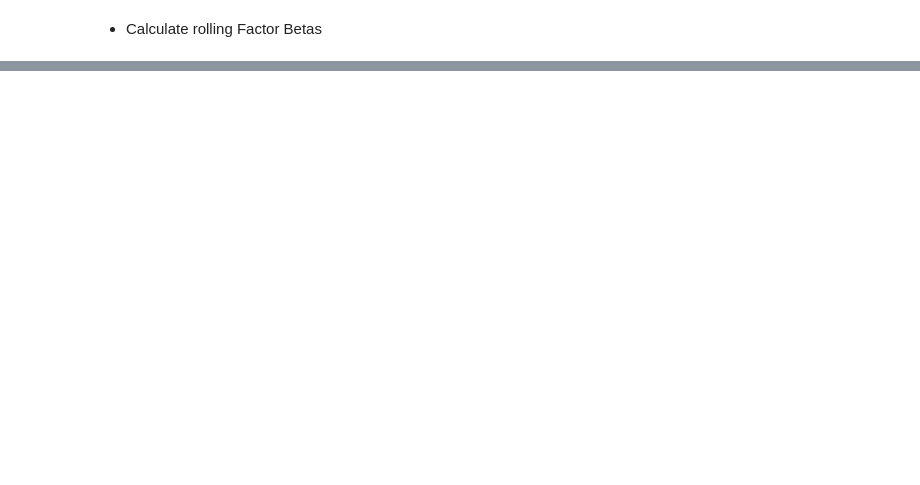
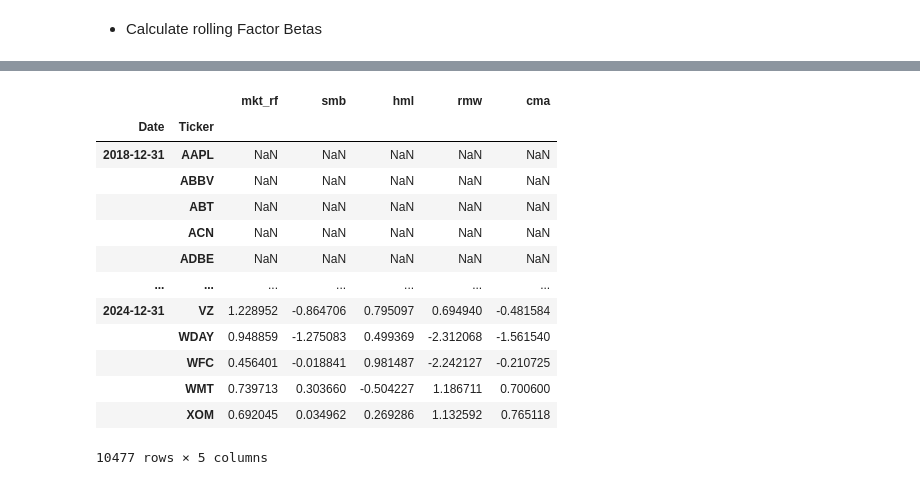
Before and after one commit to stanelake/App04_PortfolioPage, a Jupyter notebook: Projects/QT_Projects/QT1_KMeans_Tr/QT_Proj1.ipynb, the cells around one changed output, grey strips where cells are left out. Cells and saved outputs as stored; diff of their text form; code cells hidden in the pictures; blank space fills up the shorter version.

```diff
--- a/Projects/QT_Projects/QT1_KMeans_Tr/QT_Proj1.ipynb
+++ b/Projects/QT_Projects/QT1_KMeans_Tr/QT_Proj1.ipynb
@@ -403,0 +390,35 @@ ValueError: min_nobs must be larger than the number of regressors in the model a
+# %%
+def rolling_ols_beta(x):
+    exog = sm.add_constant(x.drop('returns.1M', axis=1))
+    n_regressors = exog.shape[1]
+    window = min(24, x.shape[0])
+    min_nobs = min(window, n_regressors + 1)
+    if window > n_regressors + 1:
+        res = RollingOLS(endog=x['returns.1M'],
+                         exog=exog,
+                         window=window,
+                         min_nobs=min_nobs
+                        ).fit(params_only=True).params
+        return res.drop('const', axis=1)
+    else:
+        return pd.DataFrame(index=x.index, columns=exog.columns.drop('const'))
+
+betas = (factor_data.groupby(level=1, group_keys=False)
+         .apply(rolling_ols_beta))
+
+betas
+# %% [output]
+|  |  | mkt_rf | smb | hml | rmw | cma |
+| Date | Ticker |  |  |  |  |  |
+| 2018-12-31 | AAPL | NaN | NaN | NaN | NaN | NaN |
+|  | ABBV | NaN | NaN | NaN | NaN | NaN |
+|  | ABT | NaN | NaN | NaN | NaN | NaN |
+|  | ACN | NaN | NaN | NaN | NaN | NaN |
+|  | ADBE | NaN | NaN | NaN | NaN | NaN |
+| ... | ... | ... | ... | ... | ... | ... |
+| 2024-12-31 | VZ | 1.228952 | -0.864706 | 0.795097 | 0.694940 | -0.481584 |
+|  | WDAY | 0.948859 | -1.275083 | 0.499369 | -2.312068 | -1.561540 |
+|  | WFC | 0.456401 | -0.018841 | 0.981487 | -2.242127 | -0.210725 |
+|  | WMT | 0.739713 | 0.303660 | -0.504227 | 1.186711 | 0.700600 |
+|  | XOM | 0.692045 | 0.034962 | 0.269286 | 1.132592 | 0.765118 |
+10477 rows × 5 columns
```
Also changed, not shown: parts of 14 cells of this notebook.
